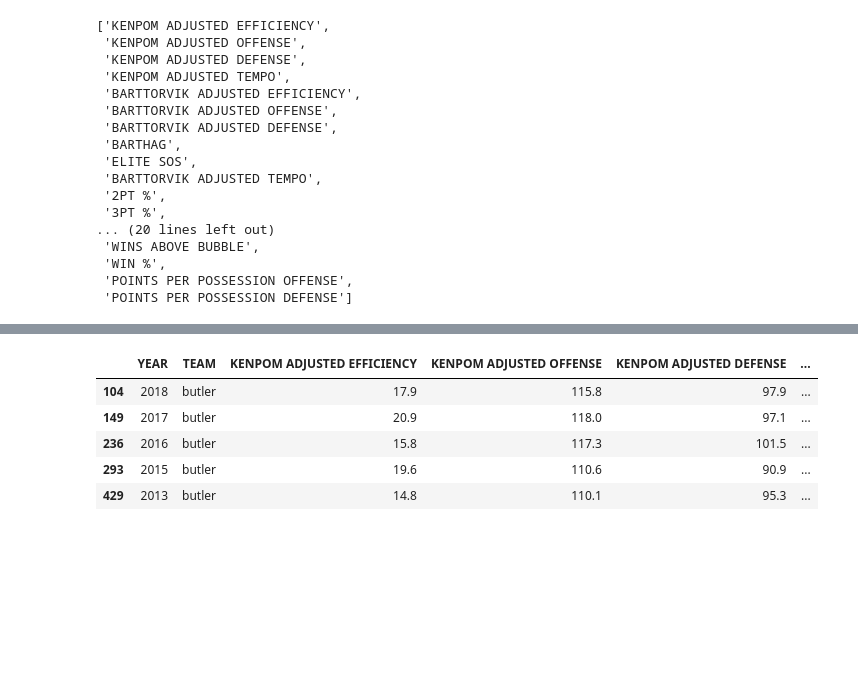
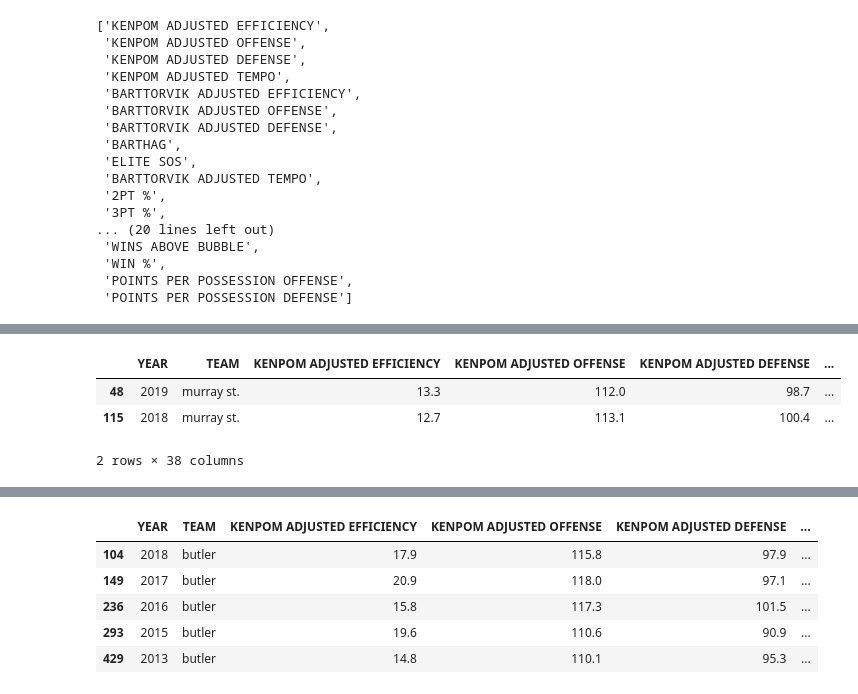
Before and after one commit to jacob-vogel/MLApplication, a Jupyter notebook: joiningData.ipynb, the cells around one changed output, grey strips where cells are left out. Cells and saved outputs as stored; diff of their text form; code cells hidden in the pictures; blank space fills up the shorter version.

```diff
--- a/joiningData.ipynb
+++ b/joiningData.ipynb
@@ -84,3 +102,10 @@ prevTournamentCols
+# %%
+prevTournamentStats.loc[(prevTournamentStats['TEAM'].str.contains('murray'))]
+# %% [output]
+|  | YEAR | TEAM | KENPOM ADJUSTED EFFICIENCY | KENPOM ADJUSTED OFFENSE | KENPOM ADJUSTED DEFENSE | ... |
+| 48 | 2019 | murray st. | 13.3 | 112.0 | 98.7 | ... |
+| 115 | 2018 | murray st. | 12.7 | 113.1 | 100.4 | ... |
+2 rows × 38 columns
 # %%
 tournamentGameByGame = jf.joinCols(prevTournamentCols, tournamentGameByGame, prevTournamentStats, 'TEAM', 'YEAR')
 tournamentGameByGame
```
Also changed, not shown: parts of 5 cells of this notebook.
